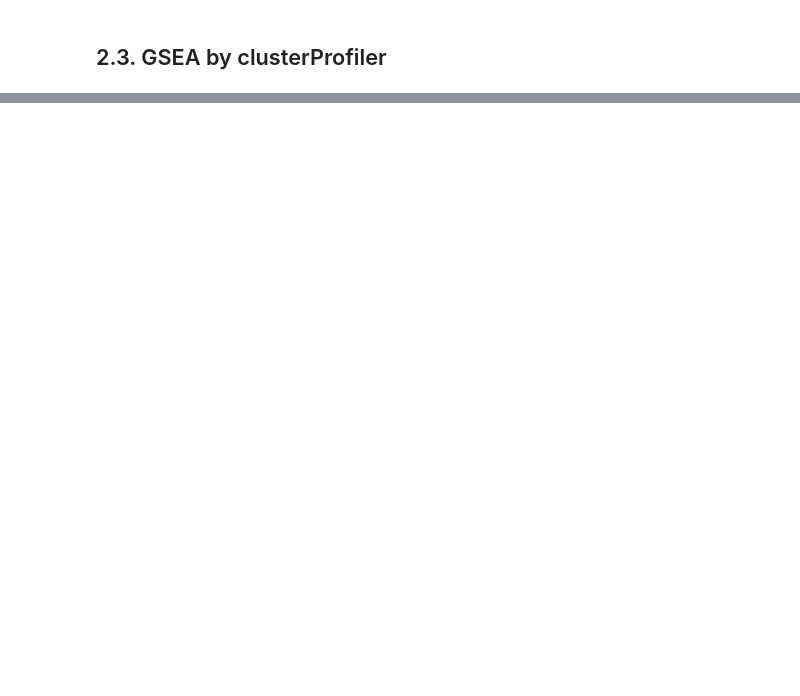
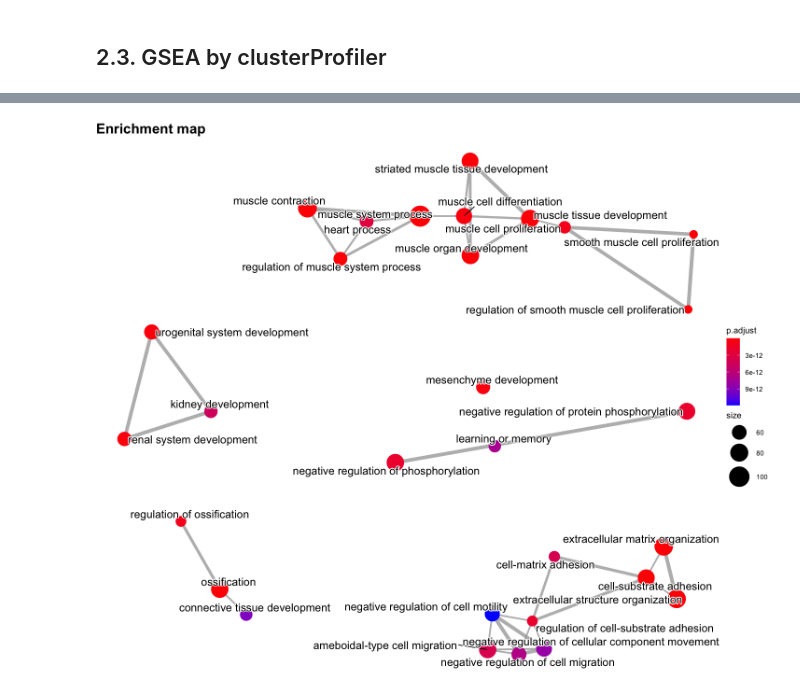
Before and after one commit to yenhsieh/LSL_2022, a Jupyter notebook: 02_from Xena to DEG.ipynb, the cells around one changed output, grey strips where cells are left out. Cells and saved outputs as stored; diff of their text form; code cells hidden in the pictures; blank space fills up the shorter version.

```diff
--- a/02_from Xena to DEG.ipynb
+++ b/02_from Xena to DEG.ipynb
@@ -179,0 +347,6 @@ A tibble: 6 × 46
+# %%
+DEG_table =
+    top.table %>%
+    rownames_to_column('gene') %>%
+    as_tibble() %>%
+    dplyr::select(gene, everything())
@@ -181,0 +370,8 @@ A tibble: 6 × 46
+# %%
+# DEG table: up- / down-regulated DEG
+DEG_table_up = filter(DEG_table, P.Value <= 0.05, logFC > 1) %>% arrange(desc(logFC))
+DEG_table_dn = filter(DEG_table, P.Value <= 0.05, logFC < -1) %>% arrange(desc(logFC))
+
+# DEG gene list for ORA/GSEA
+geneList_up = DEG_table_up$logFC %>% setNames(DEG_table_up$gene)
+geneList_dn = DEG_table_dn$logFC %>% setNames(DEG_table_dn$gene)
@@ -181,0 +404,8 @@ A tibble: 6 × 46
+# %%
+DEG_ora_dn = enrichGO(
+    gene = names(geneList_dn),
+    OrgDb = org.Hs.eg.db,
+    keyType="SYMBOL",
+    ont = "BP",
+    pAdjustMethod = "BH")
+    DEG_ora_dn
@@ -183,0 +488,9 @@ A tibble: 6 × 46
+# %%
+require(enrichplot)
+DEG_ora_dn %>%
+    pairwise_termsim() %>%
+    emapplot(layout = 'kk', cex_category = 1.5) +
+    labs(title = 'Enrichment map') +
+    theme(plot.title = element_text(size = 18, face = 'bold'))
+# %% [output]
+[figure, added]
```
Also changed, not shown: parts of 40 cells of this notebook.
